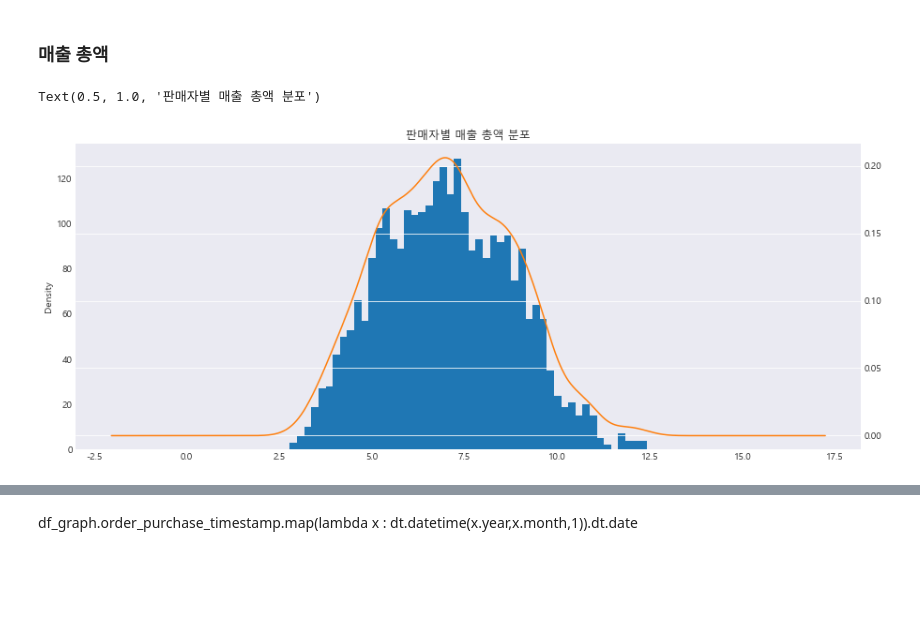
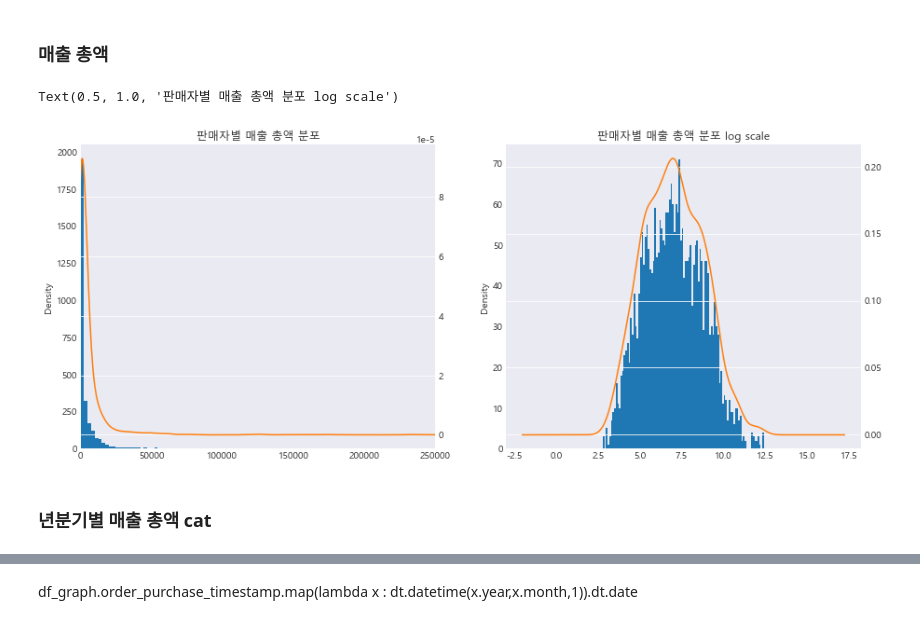
Before and after one commit to changyong93/project_Brazilian-E-Commerce-Public-Dataset-by-Olist, a Jupyter notebook: Untitled2.ipynb, the cells around one changed output, grey strips where cells are left out. Saved outputs shown, nothing was run; the diff lists cells and outputs as text; code cells hidden in the pictures; blank space fills up the shorter version.

```diff
--- a/Untitled2.ipynb
+++ b/Untitled2.ipynb
@@ -177,0 +148,3 @@ for i in range(len(olist_order_reviews)):
+# %%
+olist_order_reviews_copy = olist_order_reviews.copy()
+olist_order_reviews = olist_order_reviews.groupby("order_id").review_score.mean()
@@ -193,8 +221,8 @@ olist_orders[column_list] = olist_orders[column_list].apply(pd.to_datetime)
 olist_order_items["shipping_limit_date"] = olist_order_items.shipping_limit_date.apply(pd.to_datetime)
 
 # olist_order_reviews
-column_list = ["review_creation_date","review_answer_timestamp"]
-olist_order_reviews[column_list] = olist_order_reviews[column_list].apply(pd.to_datetime)
+# column_list = ["review_creation_date","review_answer_timestamp"]
+# olist_order_reviews[column_list] = olist_order_reviews[column_list].apply(pd.to_datetime)
 # %% [markdown]
 # merge all
 # %% [markdown]
@@ -211,10 +239,8 @@ temp1 = pd.merge(temp0,olist_sellers,on="seller_id",how="outer")
 temp2 = pd.merge(temp1,olist_orders,on = "order_id",how = "outer")
 temp3 = pd.merge(temp2,olist_customers,on = "customer_id",how = "outer")
 temp4 = pd.merge(temp3,olist_order_payments,on = "order_id",how = "outer")
-
-#review는 일단 제외
-# temp5 = pd.merge(temp4,olist_order_reviews,on = "order_id",how = "outer")
-df = temp4.copy()
+temp5 = pd.merge(temp4,olist_order_reviews,on = "order_id",how = "outer")
+df = temp5.copy()
 # %% [markdown]
 # 결합 후 전처리
 # %% [markdown]
@@ -425,10 +477,17 @@ df_graph = df_temp.copy()
 ### 매출 총액
 # %%
 seller_sales_sum_mean = df_graph.groupby("seller_id").payment_value_cal.agg(["sum"])
-fig,ax = plt.subplots(1,1,figsize = (15,6))
-seller_sales_sum_mean["sum"].apply(np.log1p).plot.hist(bins = 50,ax=ax)
-g = seller_sales_sum_mean["sum"].apply(np.log1p).plot.kde(secondary_y = True)
+fig,ax = plt.subplots(1,2,figsize = (15,6))
+seller_sales_sum_mean["sum"].plot.hist(bins = 100,ax=ax[0])
+g = seller_sales_sum_mean["sum"].plot.kde(secondary_y = True,ax = ax[0])
 g.set_title("판매자별 매출 총액 분포")
+g.set_xlim(0,250000)
+
+seller_sales_sum_mean["sum"].apply(np.log1p).plot.hist(bins = 100,ax=ax[1])
+g1 = seller_sales_sum_mean["sum"].apply(np.log1p).plot.kde(secondary_y = True,ax = ax[1])
+g1.set_title("판매자별 매출 총액 분포 log scale")
 # %% [output]
-Text(0.5, 1.0, '판매자별 매출 총액 분포')
+Text(0.5, 1.0, '판매자별 매출 총액 분포 log scale')
-[figure, old version]
+[figure, new version]
+# %% [markdown]
+### 년분기별 매출 총액 cat
```
Also changed, not shown: parts of 35 cells of this notebook.
